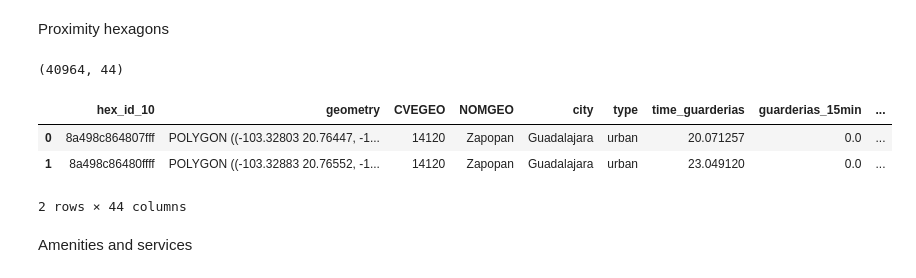
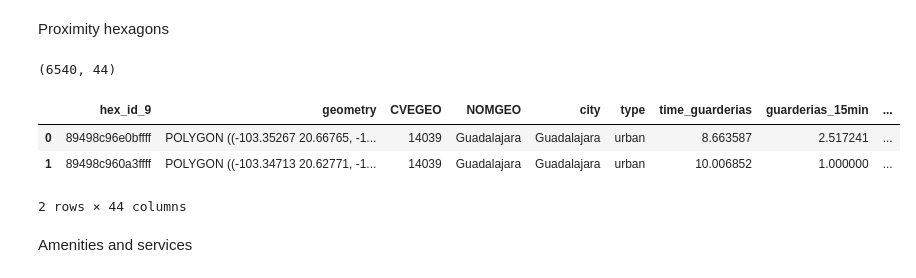
Before and after one commit to Observatorio-Ciudades/accesibilidad-urbana, a Jupyter notebook: notebooks/projects/volvo/11_weighted_prox_res10.ipynb, the cells around one changed output. Cells and saved outputs as stored; diff of their text form; code cells hidden in the pictures.

```diff
--- a/notebooks/projects/volvo/11_weighted_prox_res10.ipynb
+++ b/notebooks/projects/volvo/11_weighted_prox_res10.ipynb
@@ -30,14 +36,14 @@ else:
 # %% [markdown]
 Proximity hexagons
 # %%
-hex_prox = aup.gdf_from_db('volvo_proxanalysis_2024_mza_hex10', 'projects_research')
+hex_prox = aup.gdf_from_db(f'volvo_proxanalysis_2025_mza_hex{res}', 'projects_research')
 print(hex_prox.shape)
 hex_prox.head(2)
 # %% [output]
-(40964, 44)
+(6540, 44)
-|  | hex_id_10 | geometry | CVEGEO | NOMGEO | city | type | time_guarderias | guarderias_15min | ... |
-| 0 | 8a498c864807fff | POLYGON ((-103.32803 20.76447, -1... | 14120 | Zapopan | Guadalajara | urban | 20.071257 | 0.0 | ... |
-| 1 | 8a498c86480ffff | POLYGON ((-103.32883 20.76552, -1... | 14120 | Zapopan | Guadalajara | urban | 23.049120 | 0.0 | ... |
+|  | hex_id_9 | geometry | CVEGEO | NOMGEO | city | type | time_guarderias | guarderias_15min | ... |
+| 0 | 89498c96e0bffff | POLYGON ((-103.35267 20.66765, -1... | 14039 | Guadalajara | Guadalajara | urban | 8.663587 | 2.517241 | ... |
+| 1 | 89498c960a3ffff | POLYGON ((-103.34713 20.62771, -1... | 14039 | Guadalajara | Guadalajara | urban | 10.006852 | 1.000000 | ... |
 2 rows × 44 columns
 # %% [markdown]
 Amenities and services
```
Also changed, not shown: parts of 10 cells of this notebook, 3 other files.
